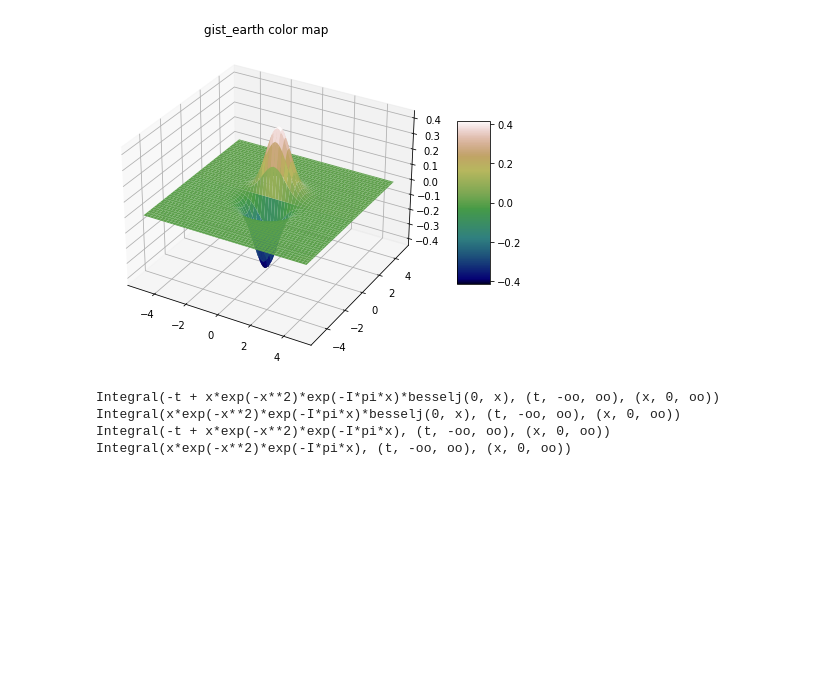
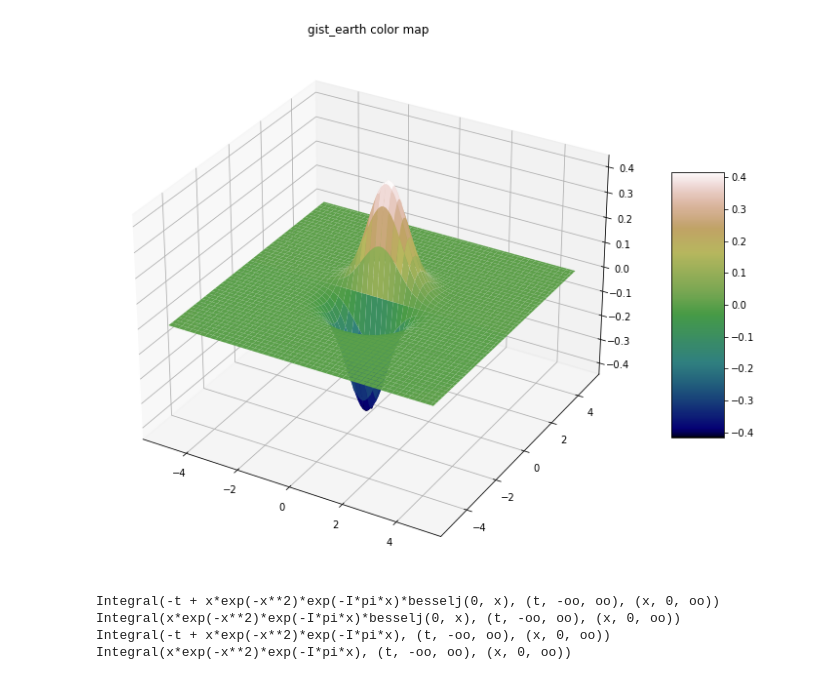
Before and after one commit to Sultanow/functional_analysis, a Jupyter notebook: python/playground_sympy.ipynb, the cells around one changed output. Saved outputs shown, nothing was run; the diff lists cells and outputs as text; code cells hidden in the pictures; blank space fills up the shorter version.

```diff
--- a/python/playground_sympy.ipynb
+++ b/python/playground_sympy.ipynb
@@ -7,33 +7,32 @@ import time
 # %%
 # taken/modified from https://problemsolvingwithpython.com/06-Plotting-with-Matplotlib/06.16-3D-Surface-Plots/
 from mpmath import mp
 import numpy as np
 import matplotlib.pyplot as plt
 from mpl_toolkits.mplot3d import axes3d
 # if using a Jupyter notebook, include:
 %matplotlib inline
-
-fig = plt.figure(figsize=(10,6))
-ax1 = fig.add_subplot(111, projection='3d')
 
 arr_x = np.arange(-5,5,0.1)
 arr_y = np.arange(-5,5,0.1)
 X,Y = np.meshgrid(arr_x, arr_y)
 Z = np.zeros([arr_x.size, arr_y.size])
 
 for idx_x, x in enumerate(arr_x):
    for idx_y, y in enumerate(arr_y):
        Z[idx_x][idx_y] = x*np.exp(-x**2 - y**2)
 #Z = X*np.exp(-X**2 - Y**2)
 
+fig = plt.figure(figsize=(14,10))
+ax1 = fig.add_subplot(111, projection='3d')
 mycmap = plt.get_cmap('gist_earth')
 ax1.set_title('gist_earth color map')
 surf1 = ax1.plot_surface(X, Y, Z, cmap=mycmap)
 fig.colorbar(surf1, ax=ax1, shrink=0.5, aspect=5)
 
 plt.show()
 # %% [output]
-[figure, old version]
+[figure, new version]
 # %%
 from mpmath import mp
 import numpy as np
```
Also changed, not shown: parts of 1 cell of this notebook.
